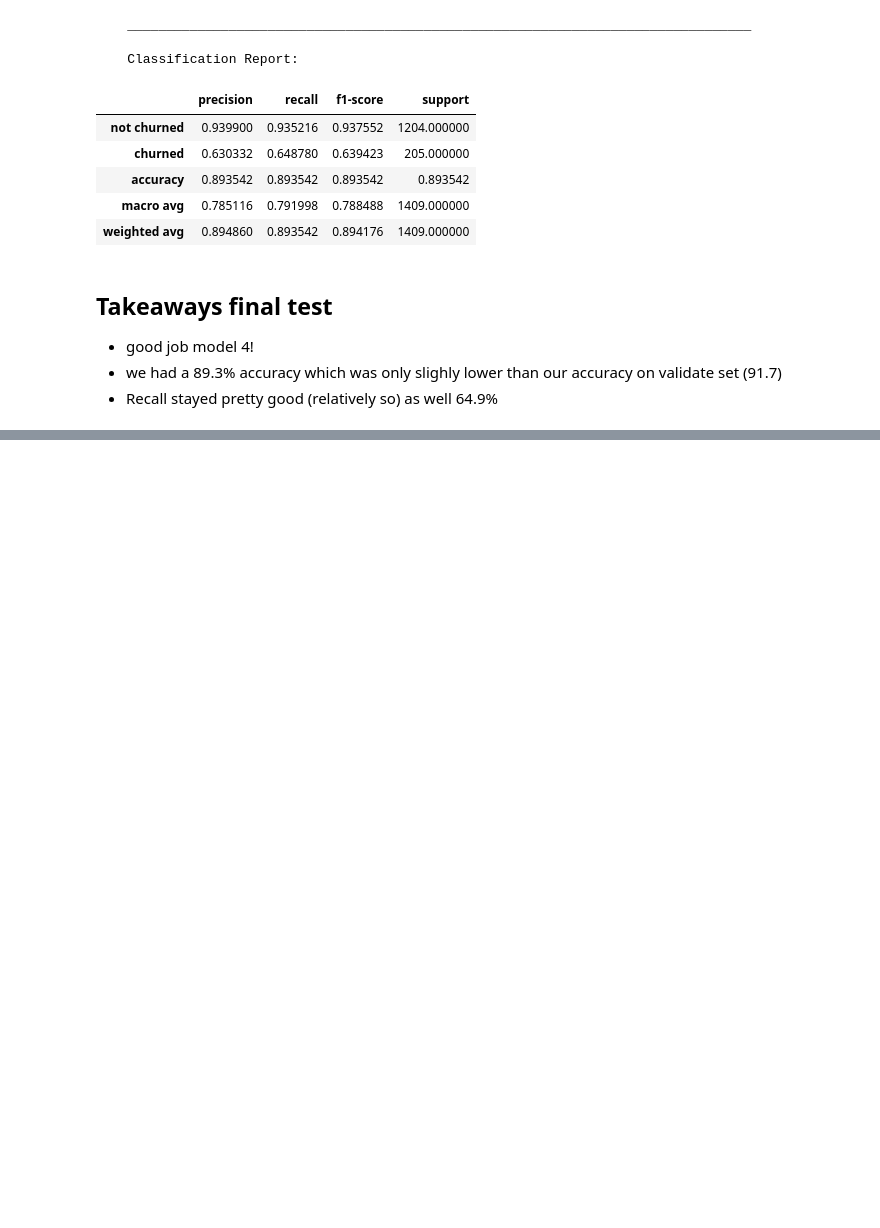
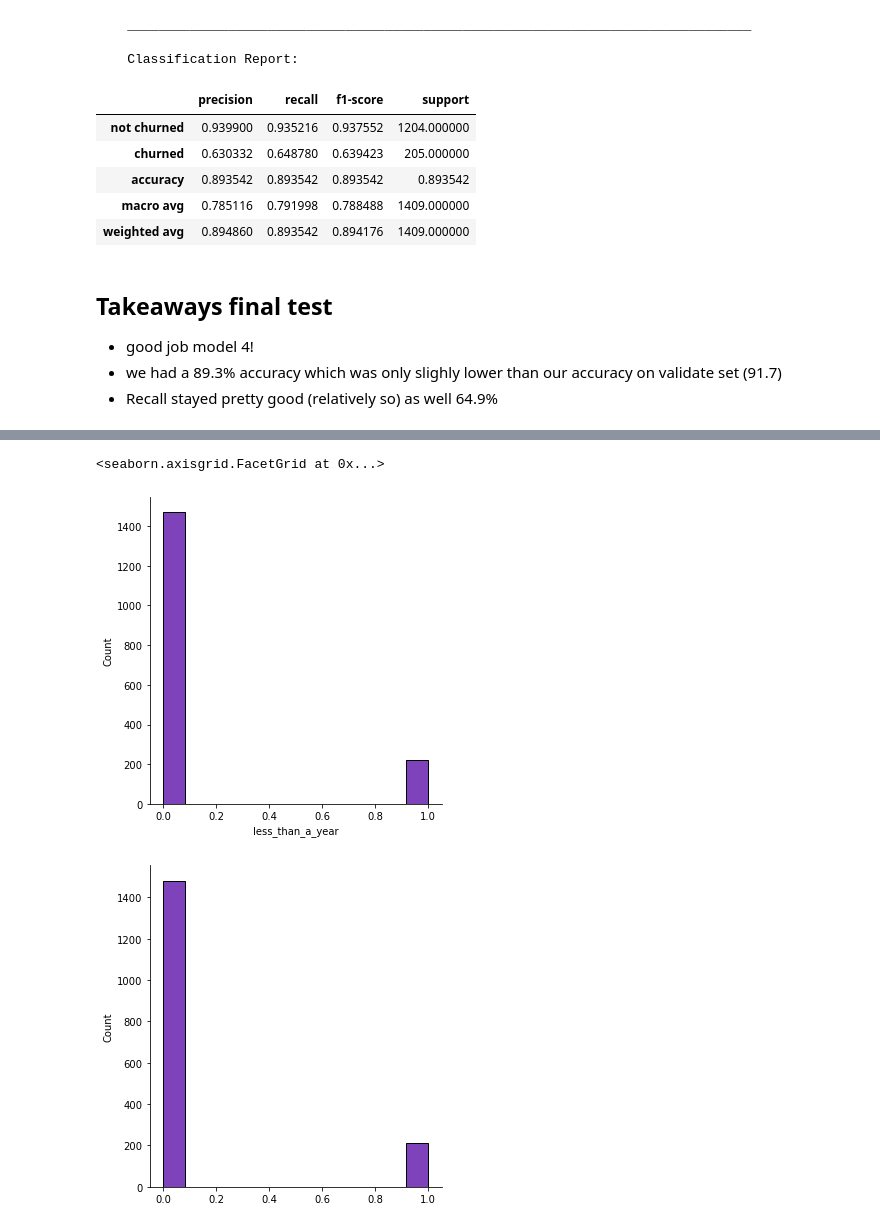
Before and after one commit to HeatherOrtegaMcMillan/telco_churn_classification_project, a Jupyter notebook: inital_project_notebook.ipynb, the cells around one changed output, grey strips where cells are left out. Drawn from its saved outputs; the diff is of its cells as text; code cells hidden in the pictures; blank space fills up the shorter version.

```diff
--- a/inital_project_notebook.ipynb
+++ b/inital_project_notebook.ipynb
@@ -1333,0 +1365,30 @@ model_performs(X_test, y_test, model4)
+# %%
+# Select features to use
+X_cols = ['gender',
+ 'senior_citizen',
+ 'partner',
+ 'dependents',
+ 'tenure',
+ 'phone_service',
+ 'multiple_lines',
+ 'online_security',
+ 'online_backup',
+ 'device_protection',
+ 'tech_support',
+ 'streaming_tv',
+ 'streaming_movies',
+ 'paperless_billing',
+ 'monthly_charges',
+ 'total_charges',
+ 'internet_service_type',
+ 'contract_type',
+ 'payment_type']
+
+#target
+y_col = 'less_than_a_year'
+# %%
+X_train, y_train, X_validate, y_validate, X_test, y_test = prepare.all_aboard_the_X_train(X_cols, y_col, train, validate, test)
+# %%
+model5 = LogisticRegression(random_state=713)
+model5.fit(X_train, y_train)
+model5.score(X_train, y_train)
@@ -1333,0 +1455,13 @@ model_performs(X_test, y_test, model4)
+# %%
+# make predictions on validate model
+y_pred = model5.predict(X_validate)
+
+# plot validate results
+sns.displot(y_validate)
+
+# plot predictions
+sns.displot(y_pred)
+# %% [output]
+<seaborn.axisgrid.FacetGrid at 0x...>
+[figure, added]
+[figure, added]
```
Also changed, not shown: parts of 17 cells of this notebook.
